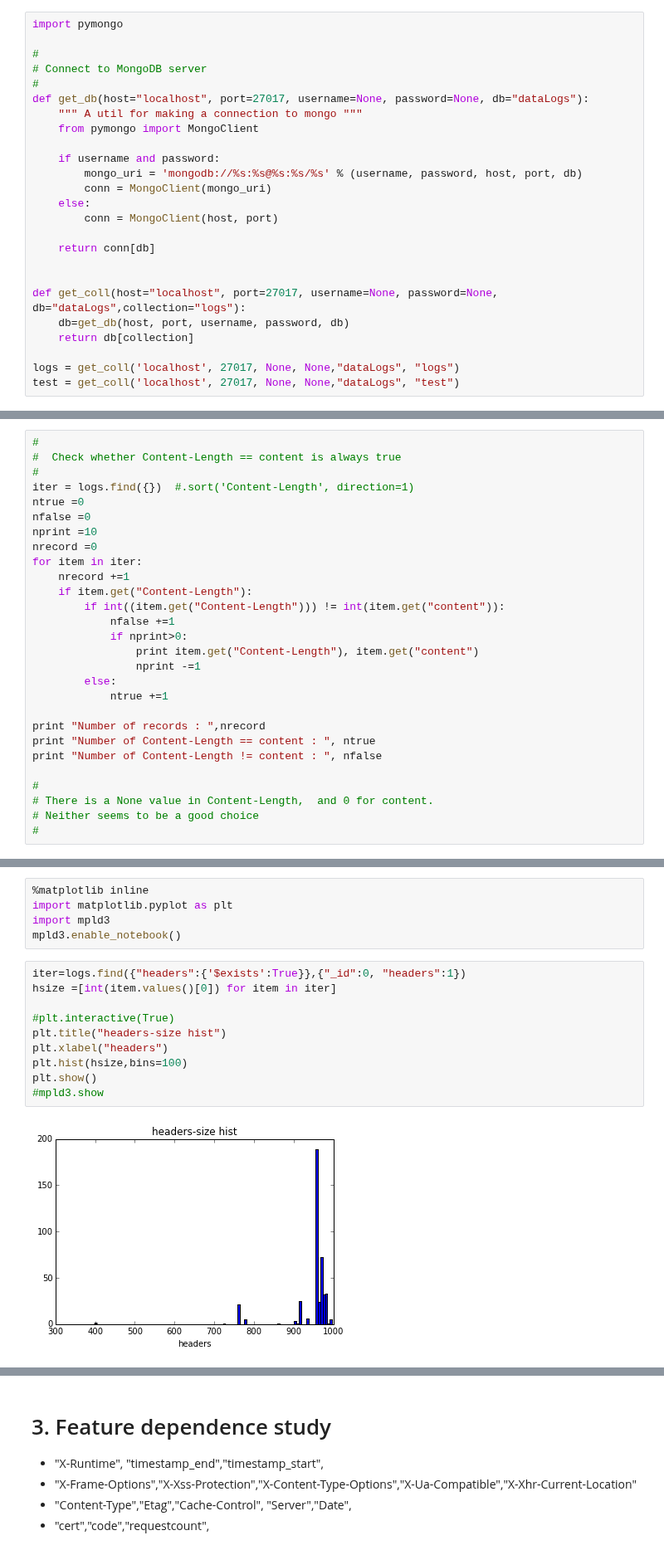
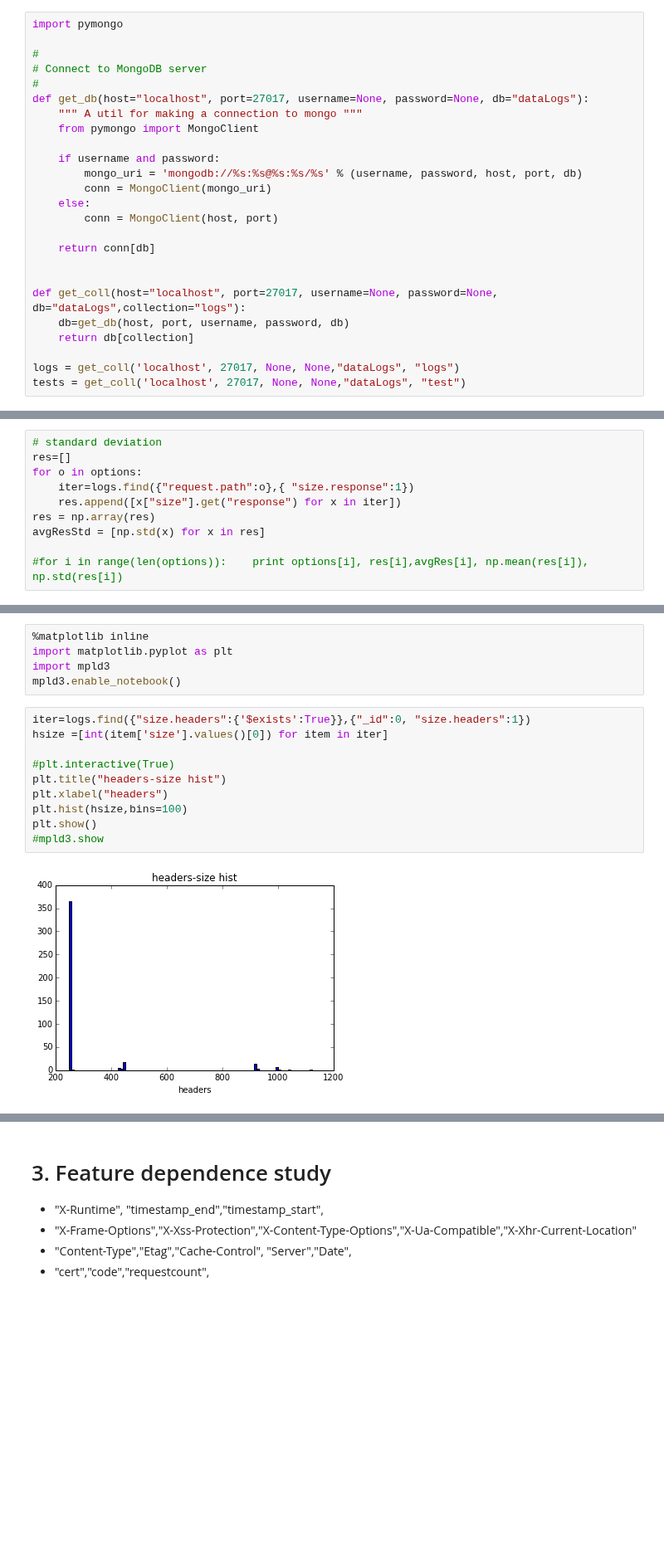
Before and after one commit to wangwf/Codes, a Jupyter notebook: dataLogs/mongodb.ipynb, the cells around one changed output, grey strips where cells are left out. Shown at 83% size. Drawn from its saved outputs; the diff is of its cells as text; blank space fills up the shorter version.

```diff
--- a/dataLogs/mongodb.ipynb
+++ b/dataLogs/mongodb.ipynb
@@ -36,7 +36,7 @@ def get_coll(host="localhost", port=27017, username=None, password=None, db="dat
     return db[collection]
 
 logs = get_coll('localhost', 27017, None, None,"dataLogs", "logs")
-test = get_coll('localhost', 27017, None, None,"dataLogs", "test")
+tests = get_coll('localhost', 27017, None, None,"dataLogs", "test")
 # %%
 #
 # peek one record
@@ -205,0 +200,10 @@ nosniff 1091 7101 0.0
+# %%
+# standard deviation
+res=[]
+for o in options:
+    iter=logs.find({"request.path":o},{ "size.response":1})
+    res.append([x["size"].get("response") for x in iter])
+res = np.array(res)
+avgResStd = [np.std(x) for x in res]
+
+#for i in range(len(options)):    print options[i], res[i],avgRes[i], np.mean(res[i]), np.std(res[i])
@@ -207,31 +310,3 @@ nosniff 1091 7101 0.0
 #2 Check Content-Length, content, headers and response values
 
 There are several features related to the request size: Content-Length, content, headers and response.
-# %%
-#
-#  Check whether Content-Length == content is always true
-#
-iter = logs.find({})  #.sort('Content-Length', direction=1)
-ntrue =0
-nfalse =0
-nprint =10
-nrecord =0
-for item in iter:
-    nrecord +=1
-    if item.get("Content-Length"):
-        if int((item.get("Content-Length"))) != int(item.get("content")):
-            nfalse +=1
-            if nprint>0:
-                print item.get("Content-Length"), item.get("content")
-                nprint -=1
-        else:
-            ntrue +=1
-
-print "Number of records : ",nrecord
-print "Number of Content-Length == content : ", ntrue
-print "Number of Content-Length != content : ", nfalse
-
-#
-# There is a None value in Content-Length,  and 0 for content.
-# Neither seems to be a good choice
-#
@@ -255,17 +359,17 @@ import matplotlib.pyplot as plt
 import mpld3
 mpld3.enable_notebook()
 # %%
-iter=logs.find({"headers":{'$exists':True}},{"_id":0, "headers":1})
-hsize =[int(item.values()[0]) for item in iter]
+iter=logs.find({"size.headers":{'$exists':True}},{"_id":0, "size.headers":1})
+hsize =[int(item['size'].values()[0]) for item in iter]
 
 #plt.interactive(True)
 plt.title("headers-size hist")
 plt.xlabel("headers")
 plt.hist(hsize,bins=100)
 plt.show()
 #mpld3.show
 # %% [output]
-[figure, old version]
+[figure, new version]
 # %%
 
 responseSize ="response"
```
Also changed, not shown: parts of 45 cells of this notebook, 2 other files.
